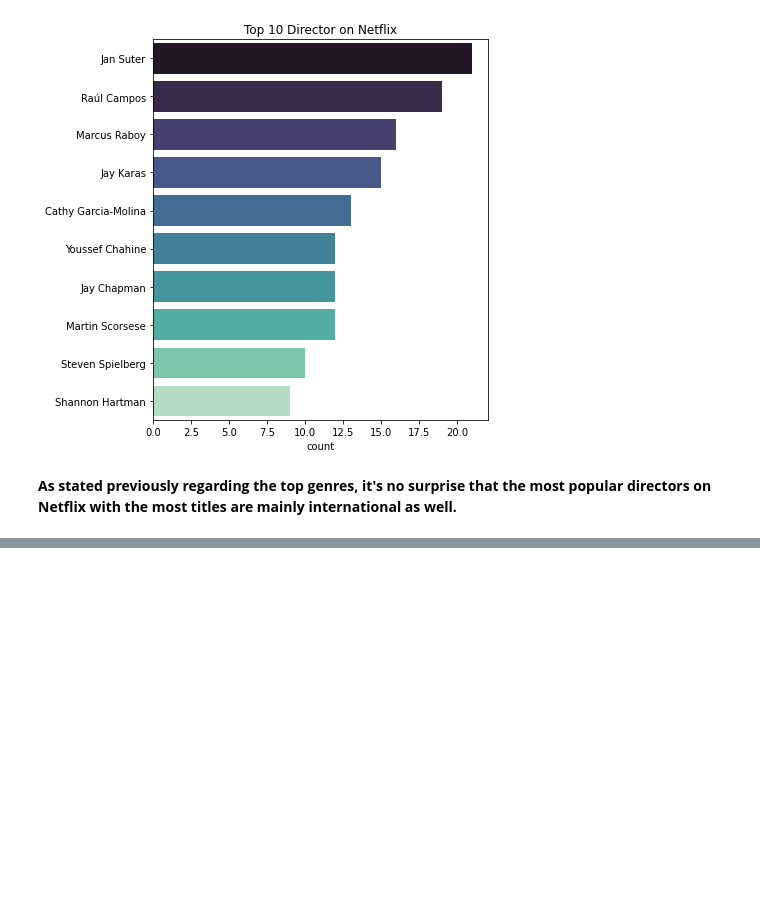
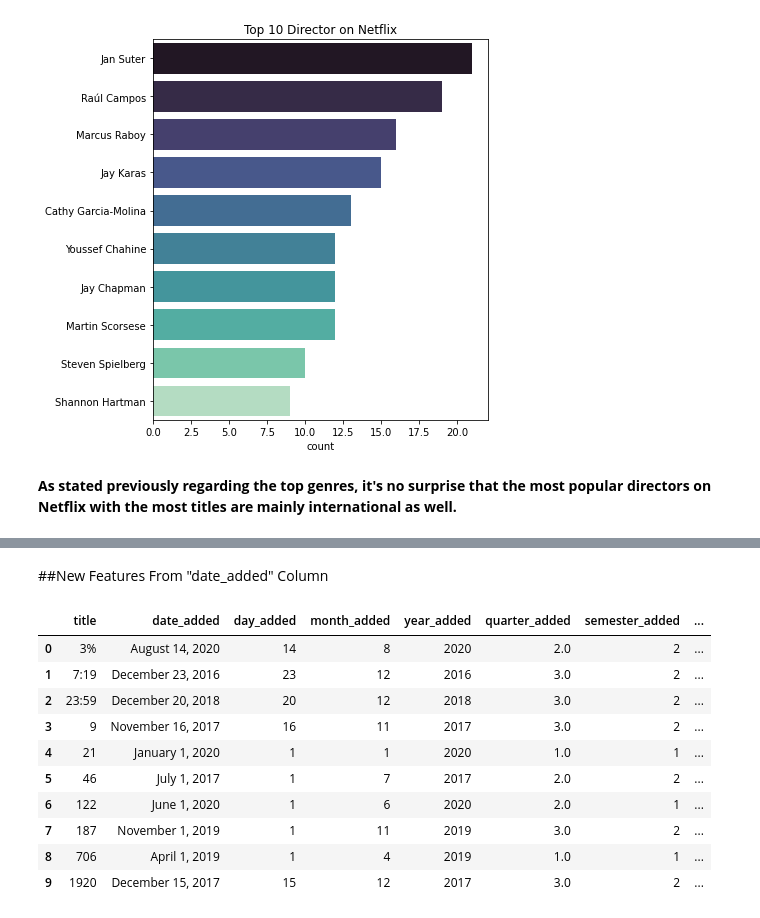
Before and after one commit to varnit836/NETFLIX-MOVIES-AND-TV-SHOWS-CLUSTERING, a Jupyter notebook: NETFLIX_MOVIES_AND_TV_SHOWS_CLUSTERING.ipynb, the cells around one changed output, grey strips where cells are left out. Drawn from its saved outputs; the diff is of its cells as text; code cells hidden in the pictures; blank space fills up the shorter version.

```diff
--- a/NETFLIX_MOVIES_AND_TV_SHOWS_CLUSTERING.ipynb
+++ b/NETFLIX_MOVIES_AND_TV_SHOWS_CLUSTERING.ipynb
@@ -385,0 +515,42 @@ plt.show()
+# %% [markdown]
+##New Features From "date_added" Column
+# %%
+# Making a copy of the last changed dataset
+df_date = df.copy()
+
+# Result cols
+date_cols = ['title', 'date_added', 'day_added', 'month_added', 'year_added', 'quarter_added',
+             'semester_added', 'days_on_catalog', 'months_on_catalog', 'years_on_catalog', 'release_year',
+             'title_age_years']
+
+# Transforming the date add column into a datetime format
+df_date['dt_added'] = pd.to_datetime(df_date['date_added'])
+df_date['day_added'] = df_date['dt_added'].apply(lambda x: x.day)
+df_date['month_added'] = df_date['dt_added'].apply(lambda x: x.month)
+df_date['year_added'] = df_date['dt_added'].apply(lambda x: x.year)
+df_date['quarter_added'] = df_date['month_added'].apply(lambda x: np.ceil(x / 4))
+df_date['semester_added'] = df_date['month_added'].apply(lambda x: 1 if x <= 6 else 2)
+
+# Setting snapshot date
+df_date['catalog_date'] = df_date['dt_added'].max()
+
+# Computing relative deltas between date added and actual date
+df_date['days_on_catalog'] = (df_date['catalog_date'] - df_date['dt_added']).dt.days
+df_date['months_on_catalog'] = df_date['days_on_catalog'].apply(lambda x: round(x / 30, 0))
+df_date['years_on_catalog'] = df_date['months_on_catalog'].apply(lambda x: np.floor(x / 12))
+df_date['title_age_years'] = df_date['catalog_date'].dt.year - df_date['release_year']
+
+# Results
+df_date.head(10).loc[:, date_cols]
+# %% [output]
+|  | title | date_added | day_added | month_added | year_added | quarter_added | semester_added | ... |
+| 0 | 3% | August 14, 2020 | 14 | 8 | 2020 | 2.0 | 2 | ... |
+| 1 | 7:19 | December 23, 2016 | 23 | 12 | 2016 | 3.0 | 2 | ... |
+| 2 | 23:59 | December 20, 2018 | 20 | 12 | 2018 | 3.0 | 2 | ... |
+| 3 | 9 | November 16, 2017 | 16 | 11 | 2017 | 3.0 | 2 | ... |
+| 4 | 21 | January 1, 2020 | 1 | 1 | 2020 | 1.0 | 1 | ... |
+| 5 | 46 | July 1, 2017 | 1 | 7 | 2017 | 2.0 | 2 | ... |
+| 6 | 122 | June 1, 2020 | 1 | 6 | 2020 | 2.0 | 1 | ... |
+| 7 | 187 | November 1, 2019 | 1 | 11 | 2019 | 3.0 | 2 | ... |
+| 8 | 706 | April 1, 2019 | 1 | 4 | 2019 | 1.0 | 1 | ... |
+| 9 | 1920 | December 15, 2017 | 15 | 12 | 2017 | 3.0 | 2 | ... |
```
Also changed, not shown: parts of 22 cells of this notebook.
